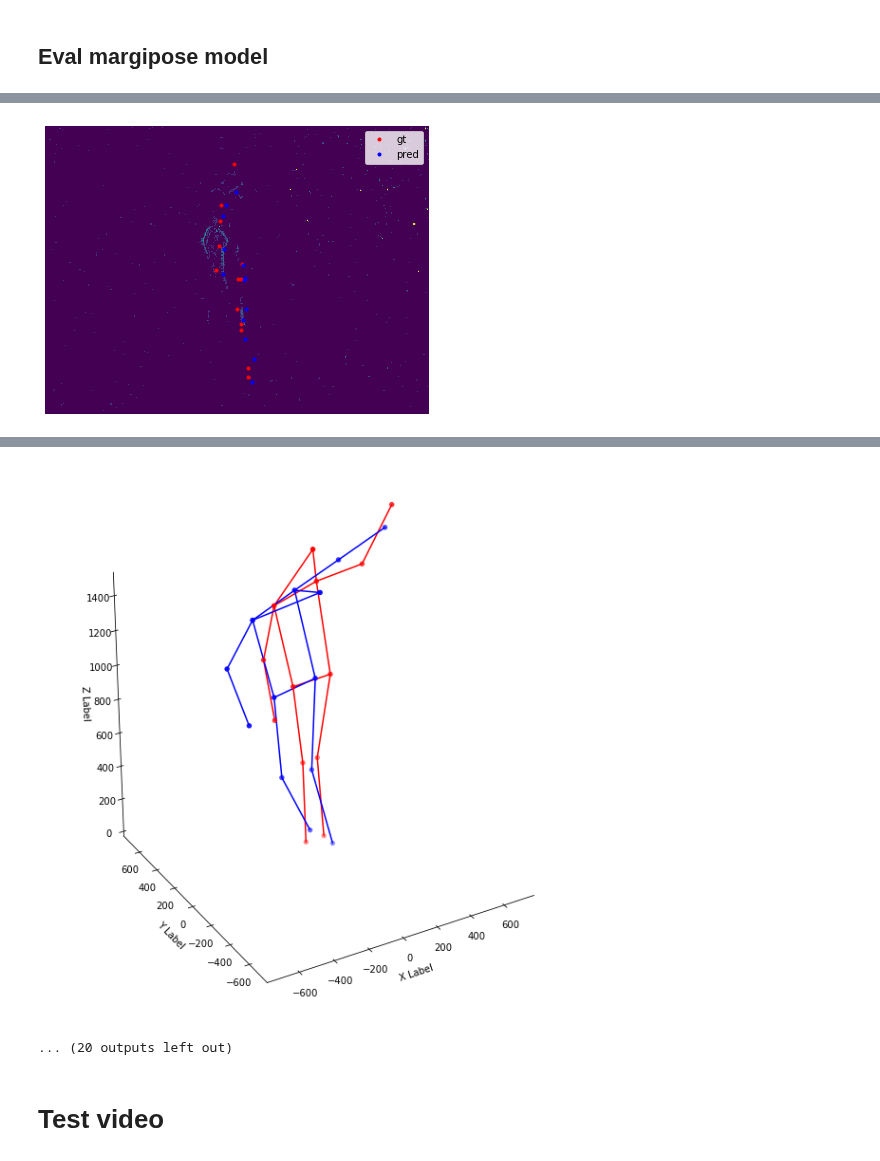
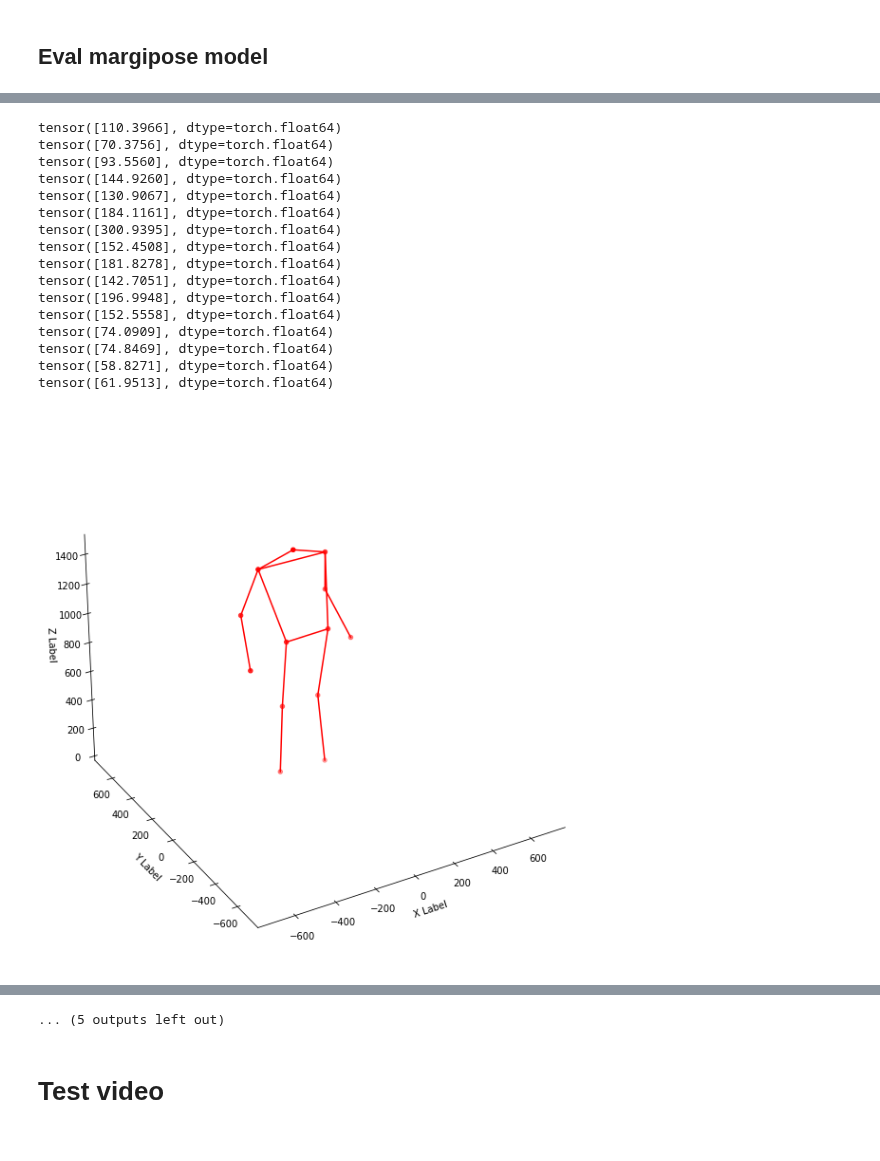
Before and after one commit to gianscarpe/event-based-monocular-hpe, a Jupyter notebook: notebooks/margipose.ipynb, the cells around one changed output, grey strips where cells are left out. Cells and saved outputs as stored; diff of their text form; code cells hidden in the pictures.

```diff
--- a/notebooks/margipose.ipynb
+++ b/notebooks/margipose.ipynb
@@ -123,5 +162,5 @@ checkpoint_path
 # %%
-idx = 0
+idx = 2
 
 y_sample = np.load(test.dataset.joints[test.x_indexes[0]])
 x_sample, _ = test[idx]
@@ -183,0 +221,2 @@ gt_skeleton.plot_3d(ax, c='blue')
+# %%
+model.estimate_depth = False
@@ -183,0 +295,8 @@ gt_skeleton.plot_3d(ax, c='blue')
+# %%
+ind = 0
+normalized_skeletons[ind]
+M = y['M'][ind]
+pred_skeleton = skeleton_helpers.Skeleton(normalized_skeletons[ind]).denormalize(width=346, height=260, camera=y['camera'][ind], z_ref=y['z_ref'][ind]).reproject_onto_world(M)
+gt_skeleton = skeleton_helpers.Skeleton(y['skeleton'][ind]).reproject_onto_world(M)
+print(y['path'][ind])
+visualization.plot_skeleton_3d(gt_skeleton, pred_skeleton)
@@ -184,22 +306,43 @@ gt_skeleton.plot_3d(ax, c='blue')
+# %%
+from experimenting.models.metrics import MPJPE
+from experimenting.utils import Skeleton, average_loss
+mp = MPJPE(reduction=average_loss)
 # %%
 from experimenting.agents.margipose_estimator import predict3d
 model.estimate_depth = True
 reload(visualization)
 reload(skeleton_helpers)
 with torch.no_grad():
     preds = model(x.cpu())
     xy = preds[0][-1]
     zy = preds[1][-1]
     xz = preds[2][-1]
     normalized_skeletons = predict3d(xy, zy, xz)
 
 
 gts_xyz = y['xyz'][:16]
 preds_xyz = model.denormalize_predictions(normalized_skeletons, y)
 for i in range(16):
-    gt_skeleton = skeleton_helpers.Skeleton(y['xyz'][i])
-    visualize_frame_and_skeleton(x, y, i, preds_xyz[i])
-    pred_skeleton = skeleton_helpers.Skeleton(preds_xyz[i])
-    visualization.plot_skeleton_3d(gt_skeleton, pred_skeleton)
+    M = y['M'][i]
+    pred_skeleton = skeleton_helpers.Skeleton(preds_xyz[i]).reproject_onto_world(M)
+    gt_skeleton = skeleton_helpers.Skeleton(y['skeleton'][i]).reproject_onto_world(M)
+    print(mp(pred_skeleton._get_tensor(), gt_skeleton._get_tensor()))
+    visualization.plot_skeleton_3d(pred_skeleton)
 # %% [output]
+tensor([110.3966], dtype=torch.float64)
+tensor([70.3756], dtype=torch.float64)
+tensor([93.5560], dtype=torch.float64)
+tensor([144.9260], dtype=torch.float64)
+tensor([130.9067], dtype=torch.float64)
+tensor([184.1161], dtype=torch.float64)
+tensor([300.9395], dtype=torch.float64)
+tensor([152.4508], dtype=torch.float64)
+tensor([181.8278], dtype=torch.float64)
+tensor([142.7051], dtype=torch.float64)
+tensor([196.9948], dtype=torch.float64)
+tensor([152.5558], dtype=torch.float64)
+tensor([74.0909], dtype=torch.float64)
+tensor([74.8469], dtype=torch.float64)
+tensor([58.8271], dtype=torch.float64)
+tensor([61.9513], dtype=torch.float64)
-[figure, old version]
+[figure, new version]
@@ -216,5 +359,4 @@ for i in range(16):
-[figure, removed]
-... (20 outputs left out)
+... (5 outputs left out)
 # %% [markdown]
 # Test video
 # %%
```
Also changed, not shown: parts of 39 cells of this notebook, 54 other files.
